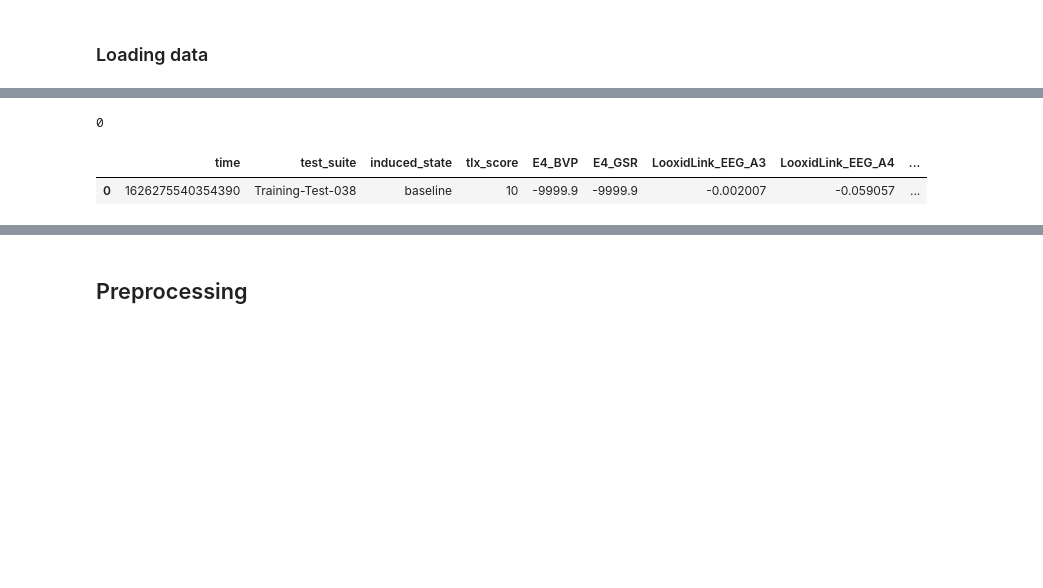
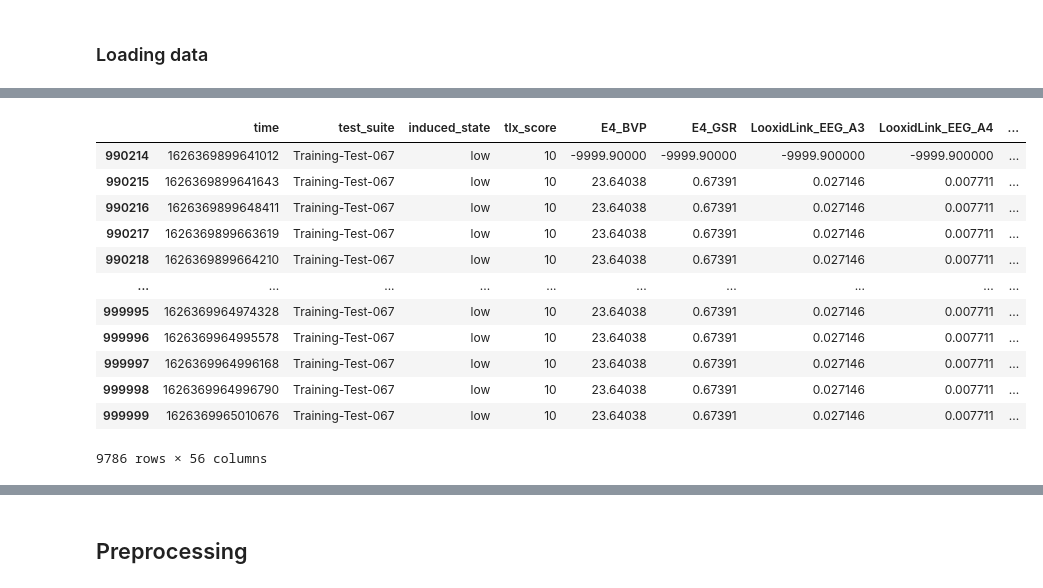
Before and after one commit to waynnbz/Cog-State-Classification, a Jupyter notebook: Single_testSuite.ipynb, the cells around one changed output, grey strips where cells are left out. Drawn from its saved outputs; the diff is of its cells as text; code cells hidden in the pictures; blank space fills up the shorter version.

Commit message:
first merged training

```diff
--- a/Single_testSuite.ipynb
+++ b/Single_testSuite.ipynb
@@ -20,6 +22,15 @@ SAMPLE_PATH = 'data/sample-data.csv'
 category = {'low':0, 'medium':1, 'high':2, 'baseline':3, 'channelized':4, 'surprise':5}
 # %% [markdown]
 ### Loading data
+# %%
+def round_time(time_serie):
+    time_serie = pd.to_numeric(time_serie)
+    time_serie = time_serie.apply(lambda x: datetime.datetime.fromtimestamp(x/1000000))
+    time_serie = time_serie.dt.round('1s')
+    time_serie = time_serie.apply(lambda x: int(datetime.datetime.timestamp(x)*1000000))
+#     time_serie = time_serie.drop_duplicates()
+
+    return time_serie
 # %%
 # Load sample data
 sample_data = pd.read_csv(SAMPLE_PATH)
@@ -67,0 +45,3 @@ Name: test_suite, Length: 85, dtype: int64
+# %%
+train.time = round_time(train.time)
+df.time = round_time(df.time)
@@ -68,11 +162,16 @@ Name: test_suite, Length: 85, dtype: int64
 # %%
-ssub = sample_data[sample_data.test_suite == 'Training-Test-038']
+train[train.test_suite == 'Training-Test-067']
+# %% [output]
+|  | time | test_suite | induced_state | tlx_score | E4_BVP | E4_GSR | LooxidLink_EEG_A3 | LooxidLink_EEG_A4 | ... |
+| 990214 | 1626369899641012 | Training-Test-067 | low | 10 | -9999.90000 | -9999.90000 | -9999.900000 | -9999.900000 | ... |
+| 990215 | 1626369899641643 | Training-Test-067 | low | 10 | 23.64038 | 0.67391 | 0.027146 | 0.007711 | ... |
+| 990216 | 1626369899648411 | Training-Test-067 | low | 10 | 23.64038 | 0.67391 | 0.027146 | 0.007711 | ... |
+| 990217 | 1626369899663619 | Training-Test-067 | low | 10 | 23.64038 | 0.67391 | 0.027146 | 0.007711 | ... |
+| 990218 | 1626369899664210 | Training-Test-067 | low | 10 | 23.64038 | 0.67391 | 0.027146 | 0.007711 | ... |
+| ... | ... | ... | ... | ... | ... | ... | ... | ... | ... |
+| 999995 | 1626369964974328 | Training-Test-067 | low | 10 | 23.64038 | 0.67391 | 0.027146 | 0.007711 | ... |
+| 999996 | 1626369964995578 | Training-Test-067 | low | 10 | 23.64038 | 0.67391 | 0.027146 | 0.007711 | ... |
+| 999997 | 1626369964996168 | Training-Test-067 | low | 10 | 23.64038 | 0.67391 | 0.027146 | 0.007711 | ... |
+| 999998 | 1626369964996790 | Training-Test-067 | low | 10 | 23.64038 | 0.67391 | 0.027146 | 0.007711 | ... |
+| 999999 | 1626369965010676 | Training-Test-067 | low | 10 | 23.64038 | 0.67391 | 0.027146 | 0.007711 | ... |
+9786 rows × 56 columns
-# %%
-sum(~ssub.time.isin(df.time))
-# %% [output]
-0
-# %%
-df[df.time == 1626275540354390]
-# %% [output]
-|  | time | test_suite | induced_state | tlx_score | E4_BVP | E4_GSR | LooxidLink_EEG_A3 | LooxidLink_EEG_A4 | ... |
-| 0 | 1626275540354390 | Training-Test-038 | baseline | 10 | -9999.9 | -9999.9 | -0.002007 | -0.059057 | ... |
```
Also changed, not shown: parts of 19 cells of this notebook, 4 other files.
